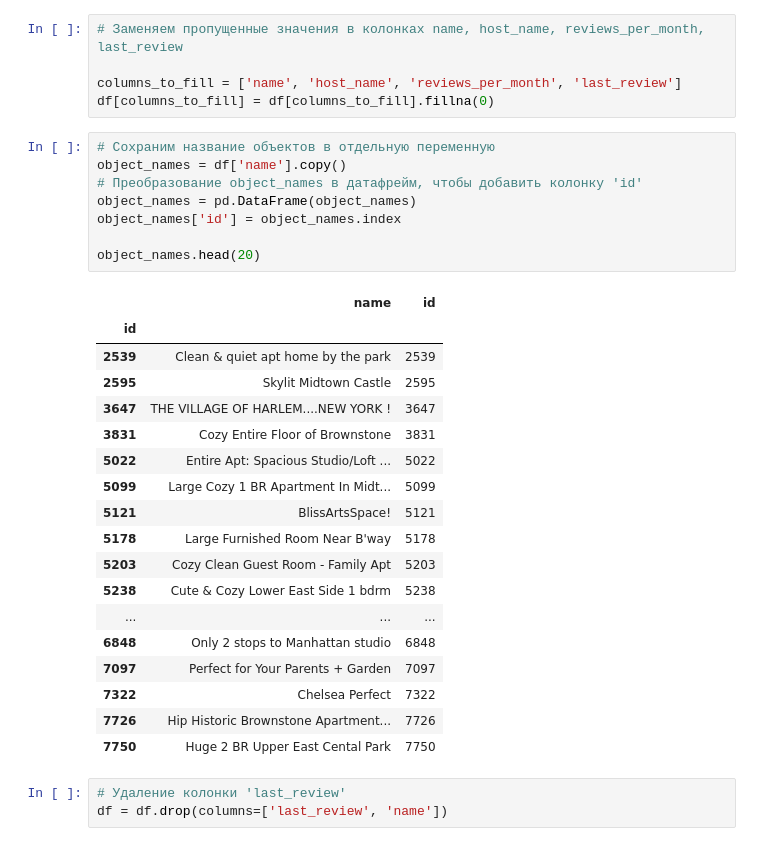
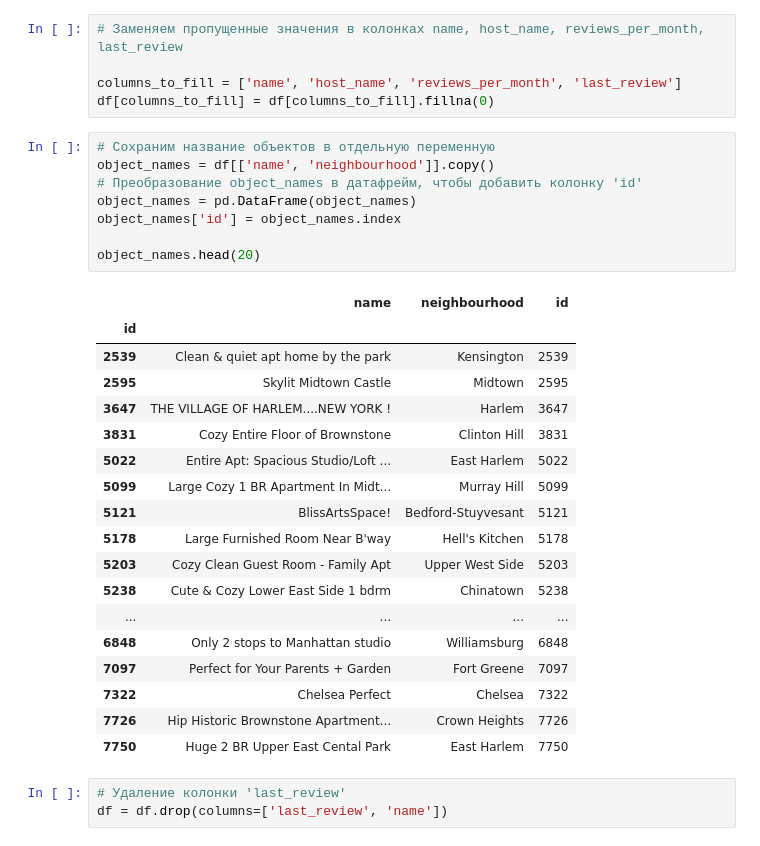
Before and after one commit to EgorSinitsyn/ML_BookCamp, a Jupyter notebook: [Regression]/Linear_regression/New_York_City_Airbnb_Open_Data/New_York_City_Airbnb_Open_Data.ipynb, the cells around one changed output. Drawn from its saved outputs; the diff is of its cells as text.

```diff
--- a/[Regression]/Linear_regression/New_York_City_Airbnb_Open_Data/New_York_City_Airbnb_Open_Data.ipynb
+++ b/[Regression]/Linear_regression/New_York_City_Airbnb_Open_Data/New_York_City_Airbnb_Open_Data.ipynb
@@ -148,31 +148,31 @@ columns_to_fill = ['name', 'host_name', 'reviews_per_month', 'last_review']
 df[columns_to_fill] = df[columns_to_fill].fillna(0)
 # %%
 # Сохраним название объектов в отдельную переменную
-object_names = df['name'].copy()
+object_names = df[['name', 'neighbourhood']].copy()
 # Преобразование object_names в датафрейм, чтобы добавить колонку 'id'
 object_names = pd.DataFrame(object_names)
 object_names['id'] = object_names.index
 
 object_names.head(20)
 # %% [output]
-|  | name | id |
-| id |  |  |
-| 2539 | Clean & quiet apt home by the park | 2539 |
-| 2595 | Skylit Midtown Castle | 2595 |
-| 3647 | THE VILLAGE OF HARLEM....NEW YORK ! | 3647 |
-| 3831 | Cozy Entire Floor of Brownstone | 3831 |
-| 5022 | Entire Apt: Spacious Studio/Loft ... | 5022 |
-| 5099 | Large Cozy 1 BR Apartment In Midt... | 5099 |
-| 5121 | BlissArtsSpace! | 5121 |
-| 5178 | Large Furnished Room Near B'way | 5178 |
-| 5203 | Cozy Clean Guest Room - Family Apt | 5203 |
-| 5238 | Cute & Cozy Lower East Side 1 bdrm | 5238 |
-| ... | ... | ... |
-| 6848 | Only 2 stops to Manhattan studio | 6848 |
-| 7097 | Perfect for Your Parents + Garden | 7097 |
-| 7322 | Chelsea Perfect | 7322 |
-| 7726 | Hip Historic Brownstone Apartment... | 7726 |
-| 7750 | Huge 2 BR Upper East Cental Park | 7750 |
+|  | name | neighbourhood | id |
+| id |  |  |  |
+| 2539 | Clean & quiet apt home by the park | Kensington | 2539 |
+| 2595 | Skylit Midtown Castle | Midtown | 2595 |
+| 3647 | THE VILLAGE OF HARLEM....NEW YORK ! | Harlem | 3647 |
+| 3831 | Cozy Entire Floor of Brownstone | Clinton Hill | 3831 |
+| 5022 | Entire Apt: Spacious Studio/Loft ... | East Harlem | 5022 |
+| 5099 | Large Cozy 1 BR Apartment In Midt... | Murray Hill | 5099 |
+| 5121 | BlissArtsSpace! | Bedford-Stuyvesant | 5121 |
+| 5178 | Large Furnished Room Near B'way | Hell's Kitchen | 5178 |
+| 5203 | Cozy Clean Guest Room - Family Apt | Upper West Side | 5203 |
+| 5238 | Cute & Cozy Lower East Side 1 bdrm | Chinatown | 5238 |
+| ... | ... | ... | ... |
+| 6848 | Only 2 stops to Manhattan studio | Williamsburg | 6848 |
+| 7097 | Perfect for Your Parents + Garden | Fort Greene | 7097 |
+| 7322 | Chelsea Perfect | Chelsea | 7322 |
+| 7726 | Hip Historic Brownstone Apartment... | Crown Heights | 7726 |
+| 7750 | Huge 2 BR Upper East Cental Park | East Harlem | 7750 |
 # %%
 # Удаление колонки 'last_review'
 df = df.drop(columns=['last_review', 'name'])
```
Also changed, not shown: parts of 12 cells of this notebook, 1 other file.
